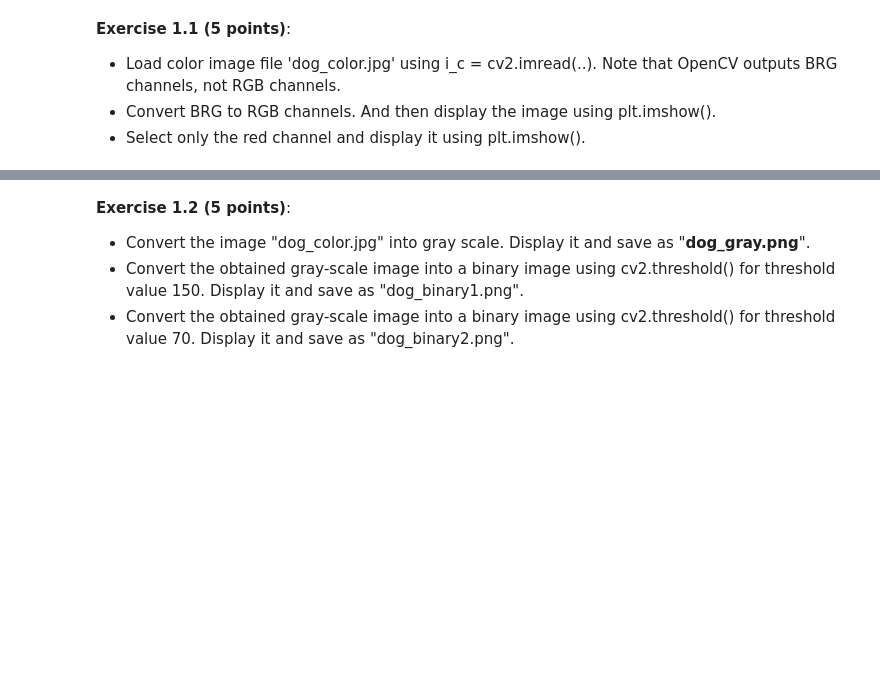
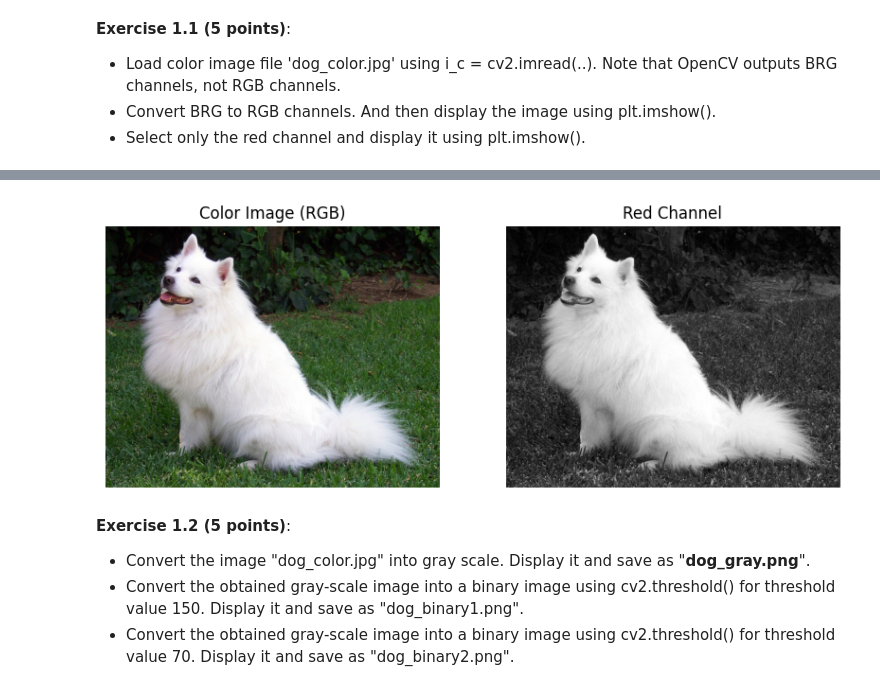
Before and after one commit to Ambos14/ComputerVision26, a Jupyter notebook: Praktikum 1/L02.ipynb, the cells around one changed output, grey strips where cells are left out. Saved outputs shown, nothing was run; the diff lists cells and outputs as text; code cells hidden in the pictures; blank space fills up the shorter version.

```diff
--- a/Praktikum 1/L02.ipynb
+++ b/Praktikum 1/L02.ipynb
@@ -24,3 +29,43 @@ ModuleNotFoundError: No module named 'cv2'
+# %%
+# Solution
+# The file 'Praktikum 1/dog_color.jpg' was not found.
+# Please ensure the image file is uploaded to your Colab environment and the path is correct.
+# Also, for loading images with OpenCV, cv2.imread() should be used.
+
+# Corrected code structure:
+# i_c = cv2.imread('path/to/your/dog_color.jpg')
+# For example, if the file is in the root directory, use 'dog_color.jpg'
+# If it's in a subfolder called 'images', use 'images/dog_color.jpg'
+
+# Assuming 'dog_color.jpg' is directly in the content directory after uploading:
+i_c = cv2.imread('/content/ComputerVision26/Praktikum 1/dog_color.jpg')
+
+# Check if the image was loaded successfully
+if i_c is None:
+    print("Error: Could not load image. Please check the file path.")
+else:
+    # Convert BRG to RGB channels (OpenCV loads in BGR by default)
+    i_c_rgb = cv2.cvtColor(i_c, cv2.COLOR_BGR2RGB)
+
+    # Display the RGB image
+    plt.figure(figsize=(10, 5))
+    plt.subplot(1, 2, 1)
+    plt.imshow(i_c_rgb)
+    plt.title('Color Image (RGB)')
+    plt.axis('off')
+
+    # Select only the red channel
+    red_channel = i_c_rgb[:, :, 0] # Red channel is the first channel in RGB
+
+    # Display the red channel
+    plt.subplot(1, 2, 2)
+    plt.imshow(red_channel, cmap='gray') # Display as grayscale for single channel
+    plt.title('Red Channel')
+    plt.axis('off')
+
+    plt.show()
+# %% [output]
+[figure, added]
 # %% [markdown]
 **Exercise 1.2  (5 points)**:
 - Convert the image "dog_color.jpg" into gray scale. Display it and save as "**dog_gray.png**".
```
Also changed, not shown: parts of 3 cells of this notebook.
